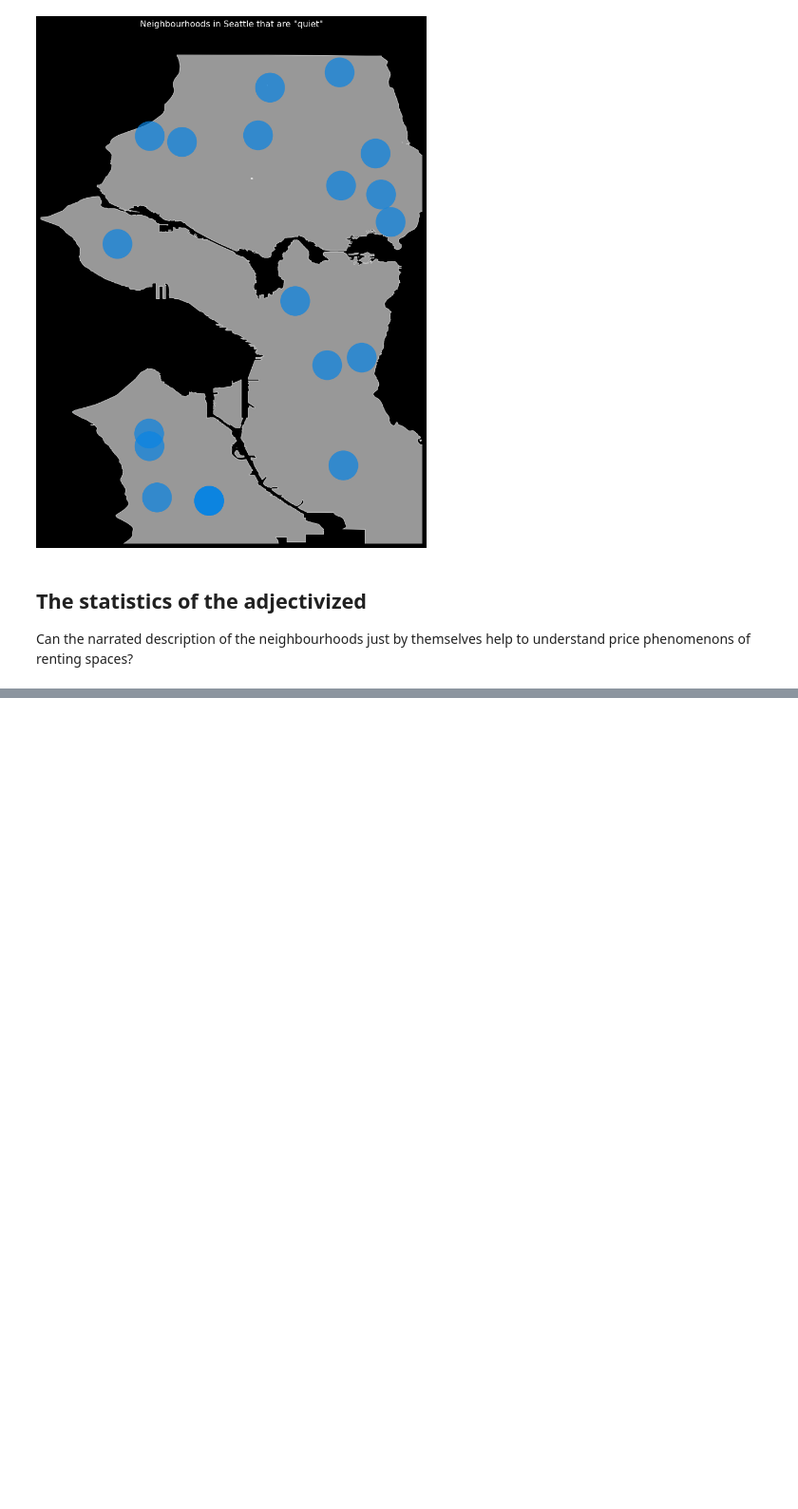
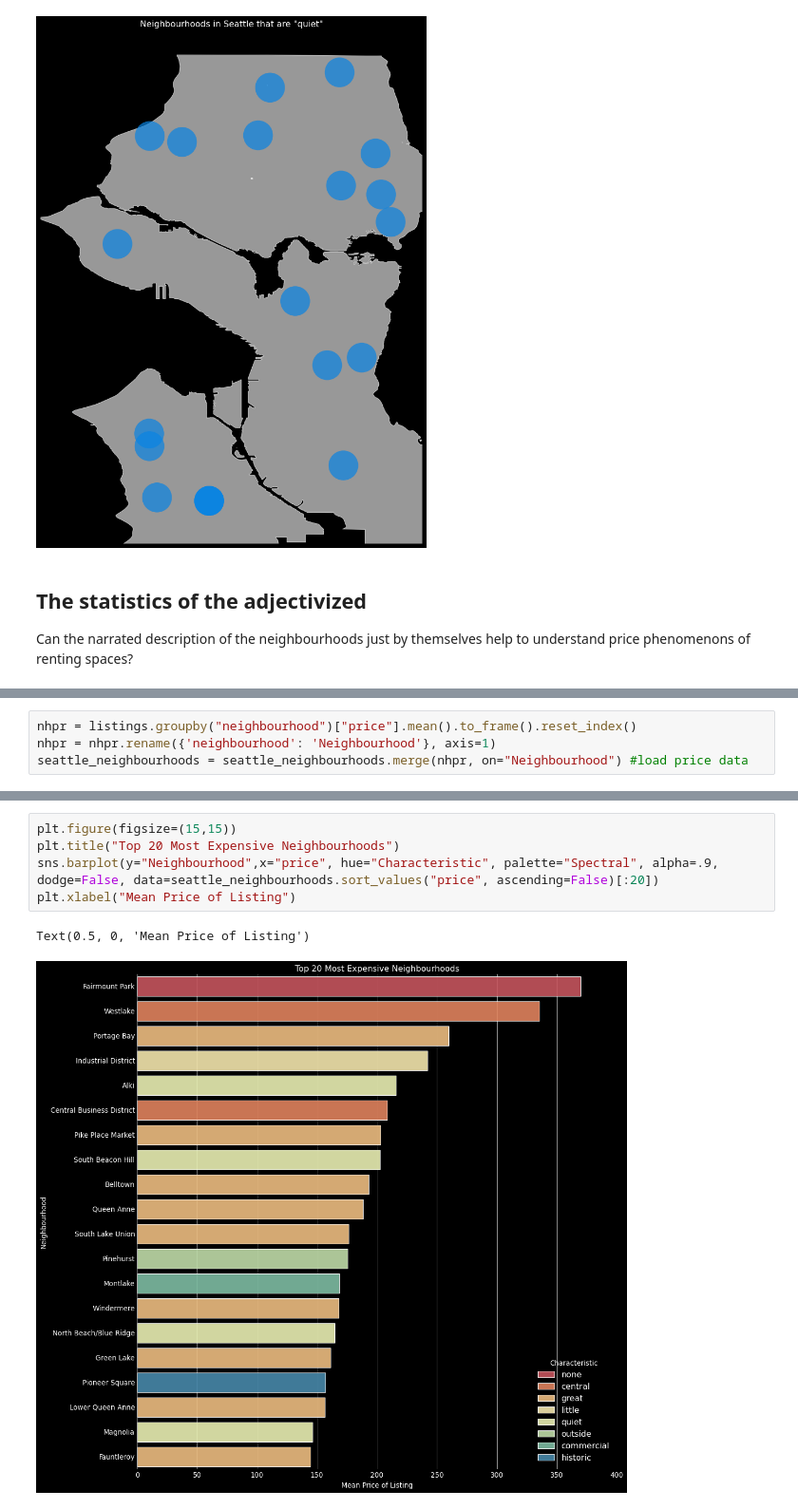
Before and after one commit to ivanachillee/seattle-senses, a Jupyter notebook: notebooks/SS_Cleaning_and_EDA.ipynb, the cells around one changed output, grey strips where cells are left out. Shown at 95% size. Drawn from its saved outputs; the diff is of its cells as text; blank space fills up the shorter version.

```diff
--- a/notebooks/SS_Cleaning_and_EDA.ipynb
+++ b/notebooks/SS_Cleaning_and_EDA.ipynb
@@ -657,0 +699,4 @@ Can the narrated description of the neighbourhoods just by themselves help to un
+# %%
+nhpr = listings.groupby("neighbourhood")["price"].mean().to_frame().reset_index()
+nhpr = nhpr.rename({'neighbourhood': 'Neighbourhood'}, axis=1)
+seattle_neighbourhoods = seattle_neighbourhoods.merge(nhpr, on="Neighbourhood") #load price data
@@ -657,0 +717,8 @@ Can the narrated description of the neighbourhoods just by themselves help to un
+# %%
+plt.figure(figsize=(15,15))
+plt.title("Top 20 Most Expensive Neighbourhoods")
+sns.barplot(y="Neighbourhood",x="price", hue="Characteristic", palette="Spectral", alpha=.9, dodge=False, data=seattle_neighbourhoods.sort_values("price", ascending=False)[:20])
+plt.xlabel("Mean Price of Listing")
+# %% [output]
+Text(0.5, 0, 'Mean Price of Listing')
+[figure, added]
```
Also changed, not shown: parts of 16 cells of this notebook.
